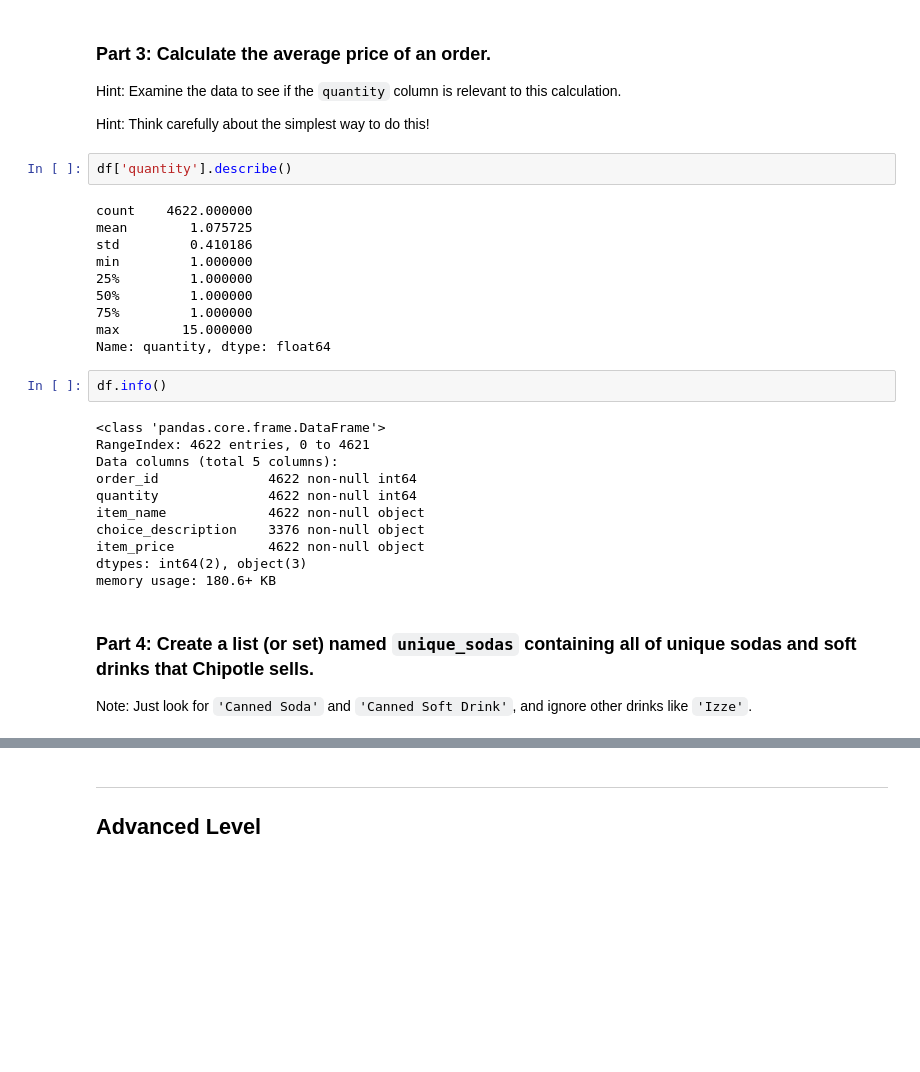
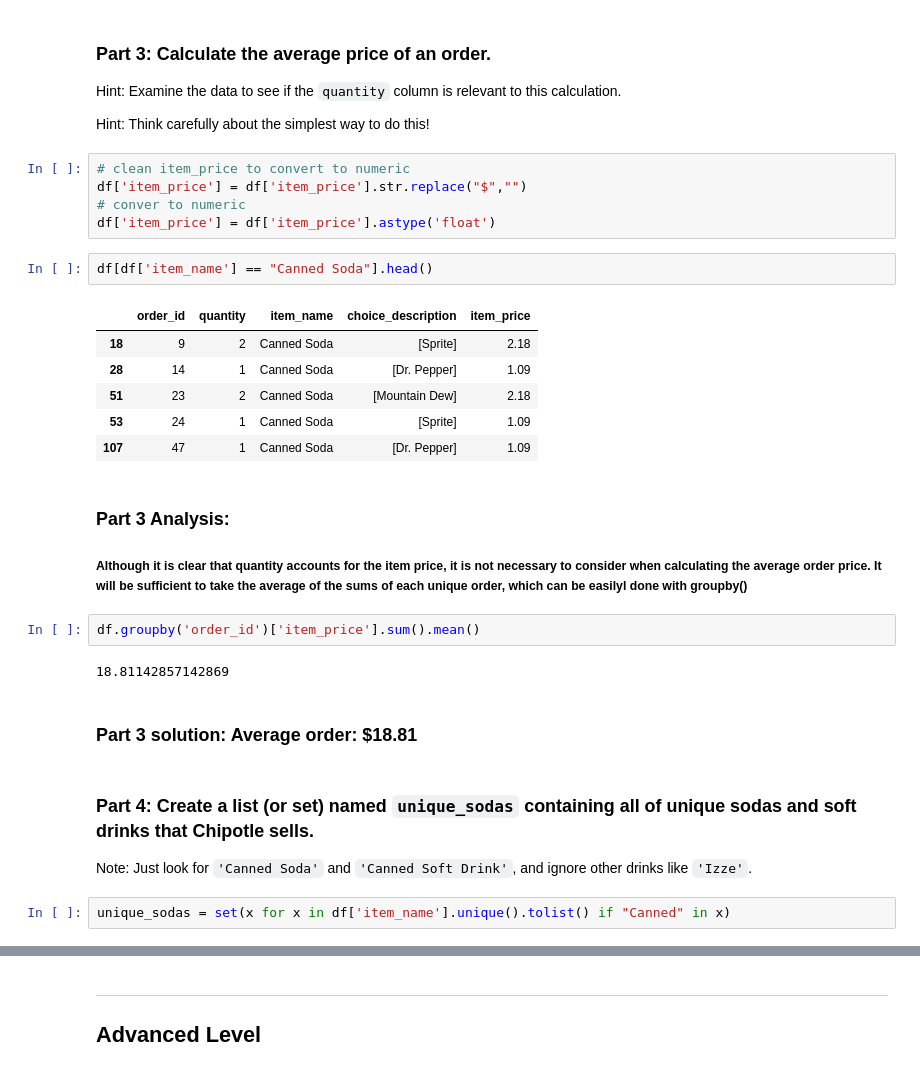
Before and after one commit to timsturges/GA_DS, a Jupyter notebook: homework/Unit2/project-eda-chipotle.ipynb, the cells around one changed output, grey strips where cells are left out. Drawn from its saved outputs; the diff is of its cells as text; blank space fills up the shorter version.

```diff
--- a/homework/Unit2/project-eda-chipotle.ipynb
+++ b/homework/Unit2/project-eda-chipotle.ipynb
@@ -55,32 +52,32 @@ df.iloc[4]['choice_description']
 Hint: Examine the data to see if the `quantity` column is relevant to this calculation.
 
 Hint: Think carefully about the simplest way to do this!
-# %%
-df['quantity'].describe()
-# %% [output]
-count    4622.000000
-mean        1.075725
-std         0.410186
-min         1.000000
-25%         1.000000
-50%         1.000000
-75%         1.000000
-max        15.000000
-Name: quantity, dtype: float64
-# %%
-df.info()
-# %% [output]
-<class 'pandas.core.frame.DataFrame'>
-RangeIndex: 4622 entries, 0 to 4621
-Data columns (total 5 columns):
-order_id              4622 non-null int64
-quantity              4622 non-null int64
-item_name             4622 non-null object
-choice_description    3376 non-null object
-item_price            4622 non-null object
-dtypes: int64(2), object(3)
-memory usage: 180.6+ KB
+# %%
+# clean item_price to convert to numeric
+df['item_price'] = df['item_price'].str.replace("$","")
+# conver to numeric
+df['item_price'] = df['item_price'].astype('float')
+# %%
+df[df['item_name'] == "Canned Soda"].head()
+# %% [output]
+|  | order_id | quantity | item_name | choice_description | item_price |
+| 18 | 9 | 2 | Canned Soda | [Sprite] | 2.18 |
+| 28 | 14 | 1 | Canned Soda | [Dr. Pepper] | 1.09 |
+| 51 | 23 | 2 | Canned Soda | [Mountain Dew] | 2.18 |
+| 53 | 24 | 1 | Canned Soda | [Sprite] | 1.09 |
+| 107 | 47 | 1 | Canned Soda | [Dr. Pepper] | 1.09 |
+# %% [markdown]
+### Part 3 Analysis:
+##### Although it is clear that quantity accounts for the item price, it is not necessary to consider when calculating the average order price. It will be sufficient to take the average of the sums of each unique order, which can be easilyl done with groupby()
+# %%
+df.groupby('order_id')['item_price'].sum().mean()
+# %% [output]
+18.81142857142869
+# %% [markdown]
+### Part 3 solution: Average order: $18.81
 # %% [markdown]
 ### Part 4: Create a list (or set) named `unique_sodas` containing all of unique sodas and soft drinks that Chipotle sells.
 
 Note: Just look for `'Canned Soda'` and `'Canned Soft Drink'`, and ignore other drinks like `'Izze'`.
+# %%
+unique_sodas = set(x for x in df['item_name'].unique().tolist() if "Canned" in x)
```
Also changed, not shown: parts of 43 cells of this notebook.
